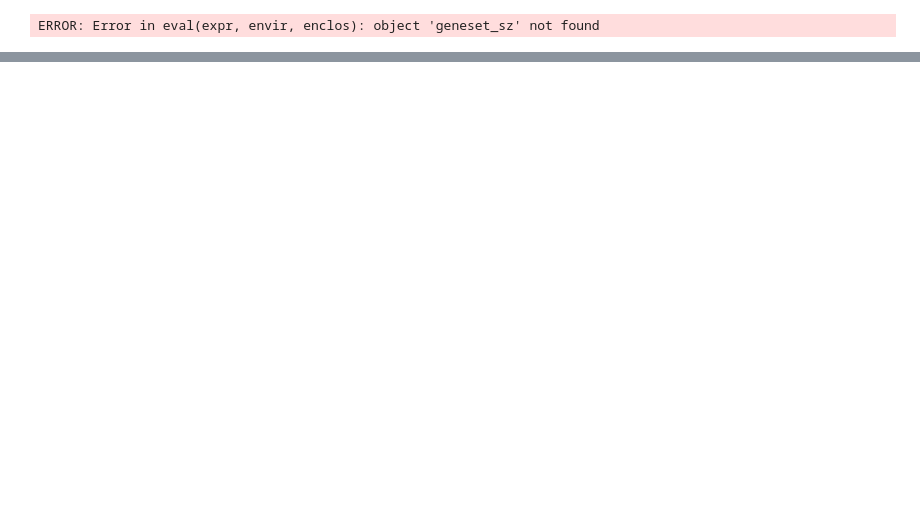
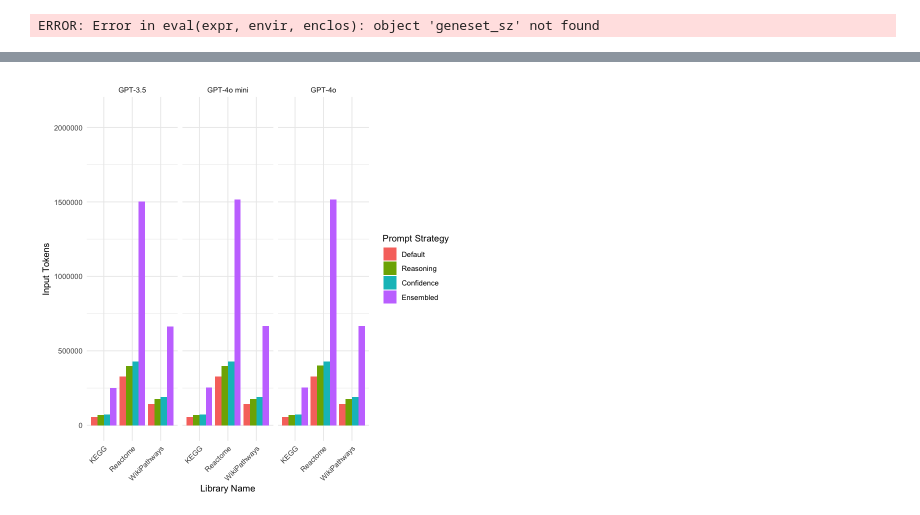
Before and after one commit to Alector-BIO/llm2geneset, a Jupyter notebook: notebooks/fig2.ipynb, the cells around one changed output, grey strips where cells are left out. Cells and saved outputs as stored; diff of their text form; code cells hidden in the pictures; blank space fills up the shorter version.

```diff
--- a/notebooks/fig2.ipynb
+++ b/notebooks/fig2.ipynb
@@ -358,0 +503,12 @@ Saving 7 x 7 in image
+# %%
+# Create a bar plot of 'in_toks' grouped by 'lib_name' and filled by 'gene_set', faceted by 'model'
+p <- ggplot(df, aes(x = lib_name, y = in_toks, fill = gene_set)) +
+  geom_bar(stat = "identity", position = "dodge") +  # Create a grouped bar plot with side-by-side bars
+  facet_wrap(~ model) +  # Facet the plot by 'model'
+  labs(x = "Library Name", y = "Input Tokens", fill = "Prompt Strategy") +  # Set axis and legend labels
+  theme_minimal() +  # Use a minimal theme
+  ylim(c(0,2.1e6)) +
+  theme(axis.text.x = element_text(angle = 45, hjust = 1))  # Rotate x-axis labels for readability
+p
+# %% [output]
+[figure, added]
```
Also changed, not shown: parts of 15 cells of this notebook, 2 other files.
